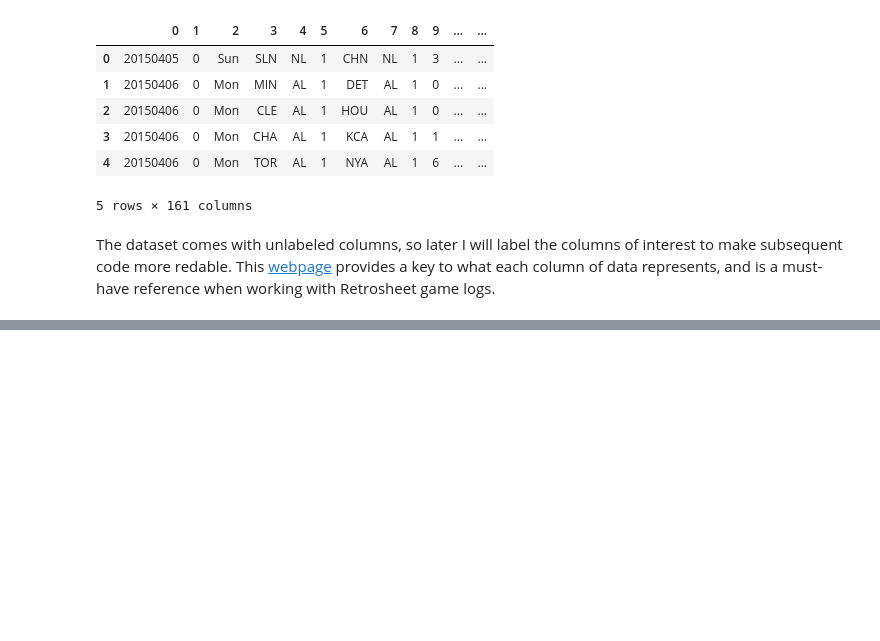
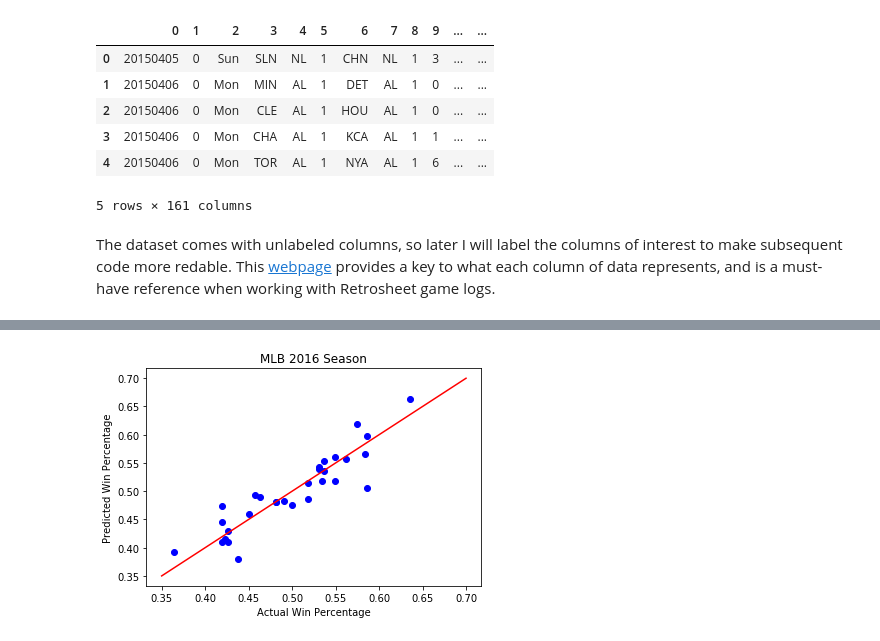
Before and after one commit to OddExtension5/Analyzing-Baseball-Statistics, a Jupyter notebook: Linear Regression in Action.ipynb, the cells around one changed output, grey strips where cells are left out. Saved outputs shown, nothing was run; the diff lists cells and outputs as text; code cells hidden in the pictures; blank space fills up the shorter version.

```diff
--- a/Linear Regression in Action.ipynb
+++ b/Linear Regression in Action.ipynb
@@ -65,0 +266,10 @@ input_df.head()
+# %%
+# Construct test dataset
+log_file = "./data/test/GL2016.TXT"
+df = pd.read_table(log_file, sep=",", header=None)
+df_processing = extract_linear_reg_inputs(df)
+test_run_diff = df_processing['RD'].values.reshape([-1,1])
+test_win_percent = df_processing['Win Percent'].values.reshape([-1,1])
+# %%
+# Predict outcomes using regression model
+predict_win_percent = linear_regression.predict(test_run_diff)
@@ -65,0 +288,10 @@ input_df.head()
+# %%
+# Visulaize
+plt.plot(test_win_percent, predict_win_percent, 'bo')
+plt.plot([0.35, 0.7], [0.35, 0.7], 'r')
+plt.xlabel("Actual Win Percentage")
+plt.ylabel("Predicted Win Percentage")
+plt.title("MLB 2016 Season")
+plt.show()
+# %% [output]
+[figure, added]
```
Also changed, not shown: parts of 15 cells of this notebook.
